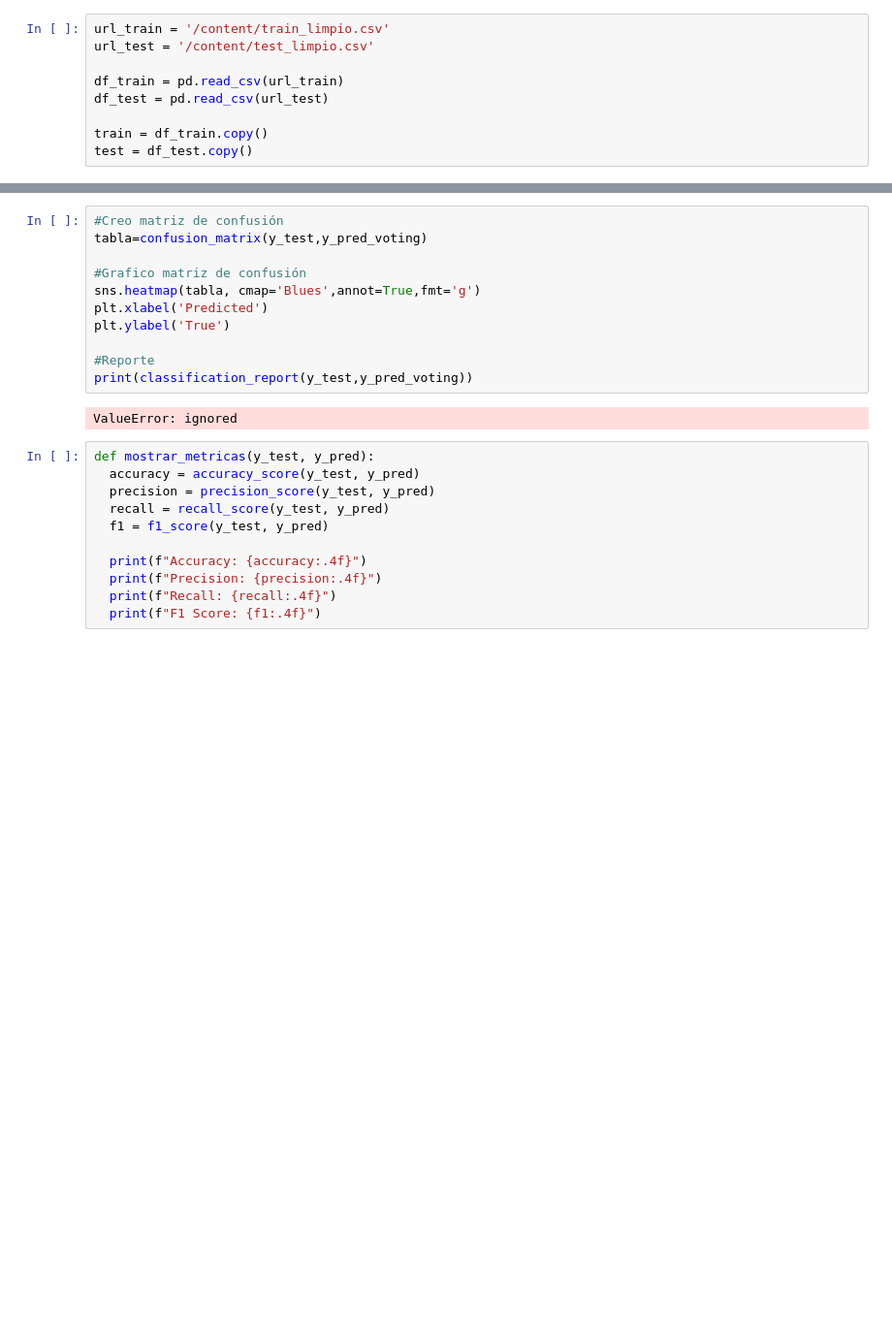
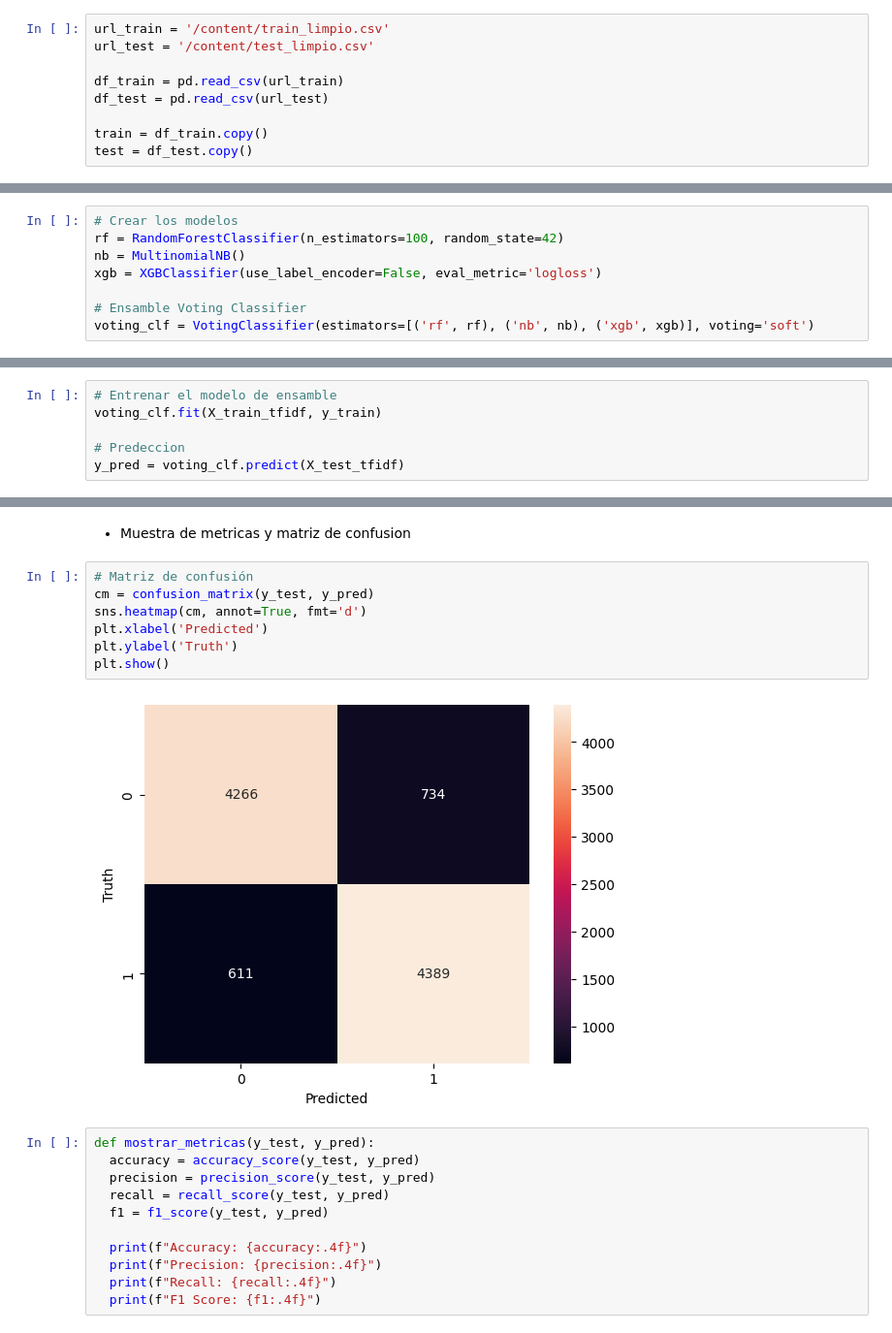
Before and after one commit to lautitorraca/7506R-2C2023-GRUPO24, a Jupyter notebook: TP2/7506R_TP2_GRUPO24_ENSAMBLE.ipynb, the cells around one changed output, grey strips where cells are left out. Shown at 97% size. Drawn from its saved outputs; the diff is of its cells as text; blank space fills up the shorter version.

```diff
--- a/TP2/7506R_TP2_GRUPO24_ENSAMBLE.ipynb
+++ b/TP2/7506R_TP2_GRUPO24_ENSAMBLE.ipynb
@@ -100,0 +68,8 @@ y_pred_voting = vot_clf.predict(x_train)
+# %%
+# Crear los modelos
+rf = RandomForestClassifier(n_estimators=100, random_state=42)
+nb = MultinomialNB()
+xgb = XGBClassifier(use_label_encoder=False, eval_metric='logloss')
+
+# Ensamble Voting Classifier
+voting_clf = VotingClassifier(estimators=[('rf', rf), ('nb', nb), ('xgb', xgb)], voting='soft')
@@ -100,0 +78,6 @@ y_pred_voting = vot_clf.predict(x_train)
+# %%
+# Entrenar el modelo de ensamble
+voting_clf.fit(X_train_tfidf, y_train)
+
+# Predeccion
+y_pred = voting_clf.predict(X_test_tfidf)
@@ -101,16 +100,14 @@ y_pred_voting = vot_clf.predict(x_train)
+# %% [markdown]
+- Muestra de metricas y matriz de confusion
 # %%
-#Creo matriz de confusión
-tabla=confusion_matrix(y_test,y_pred_voting)
-
-#Grafico matriz de confusión
-sns.heatmap(tabla, cmap='Blues',annot=True,fmt='g')
+# Matriz de confusión
+cm = confusion_matrix(y_test, y_pred)
+sns.heatmap(cm, annot=True, fmt='d')
 plt.xlabel('Predicted')
-plt.ylabel('True')
-
-#Reporte
-print(classification_report(y_test,y_pred_voting))
+plt.ylabel('Truth')
+plt.show()
 # %% [output]
-ValueError: ignored
+[figure, added]
 # %%
 def mostrar_metricas(y_test, y_pred):
   accuracy = accuracy_score(y_test, y_pred)
```
Also changed, not shown: parts of 29 cells of this notebook.
